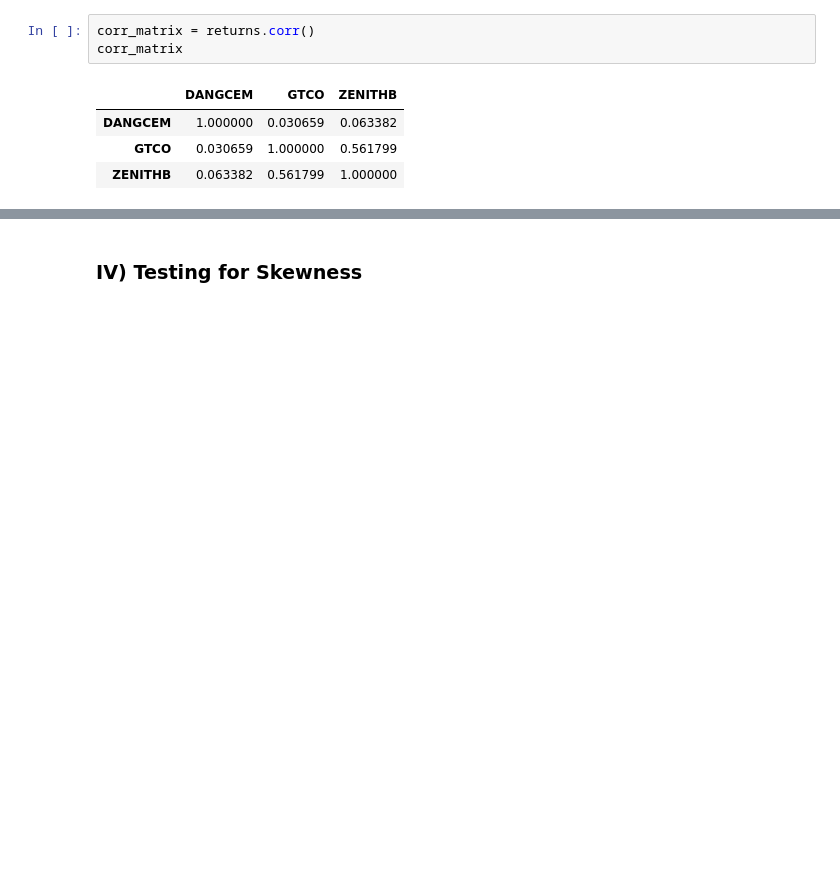
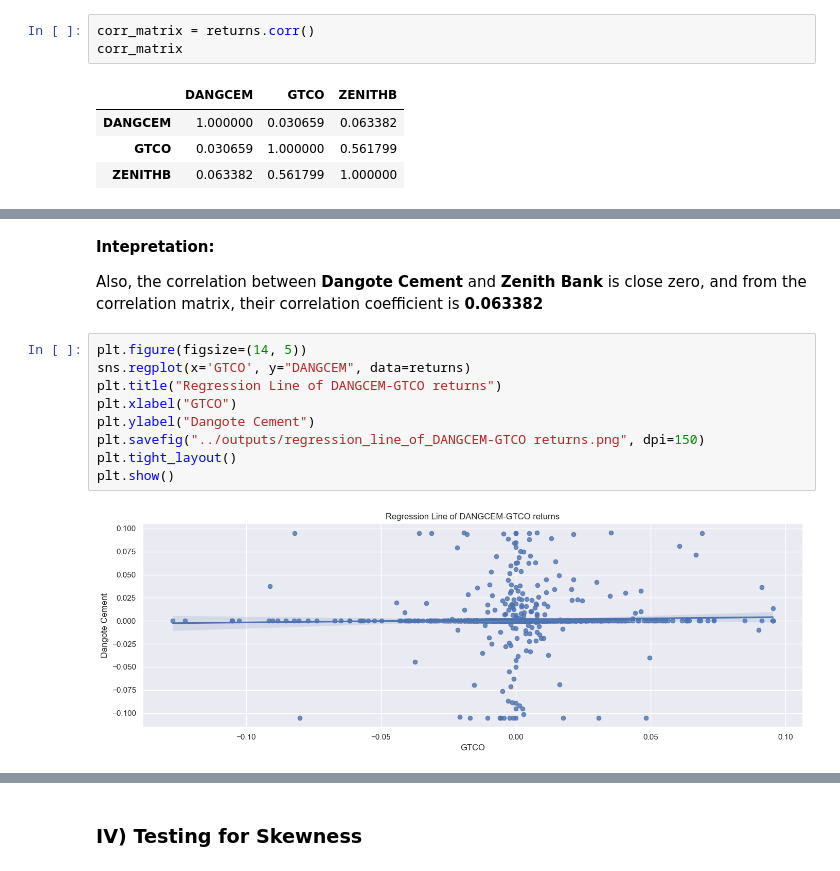
Before and after one commit to emycodesanalytics/finance-data-projects, a Jupyter notebook: 01-equities-performance-analysis/notebooks/equities_performance_analysis.ipynb, the cells around one changed output, grey strips where cells are left out. Saved outputs shown, nothing was run; the diff lists cells and outputs as text; blank space fills up the shorter version.

```diff
--- a/01-equities-performance-analysis/notebooks/equities_performance_analysis.ipynb
+++ b/01-equities-performance-analysis/notebooks/equities_performance_analysis.ipynb
@@ -439,0 +459,15 @@ plt.show()
+# %% [markdown]
+**Intepretation:**
+
+Also, the correlation between **Dangote Cement** and **Zenith Bank** is close zero, and from the correlation matrix, their correlation coefficient is **0.063382**
+# %%
+plt.figure(figsize=(14, 5))
+sns.regplot(x='GTCO', y="DANGCEM", data=returns)
+plt.title("Regression Line of DANGCEM-GTCO returns")
+plt.xlabel("GTCO")
+plt.ylabel("Dangote Cement")
+plt.savefig("../outputs/regression_line_of_DANGCEM-GTCO returns.png", dpi=150)
+plt.tight_layout()
+plt.show()
+# %% [output]
+[figure, added]
```
Also changed, not shown: parts of 15 cells of this notebook.
